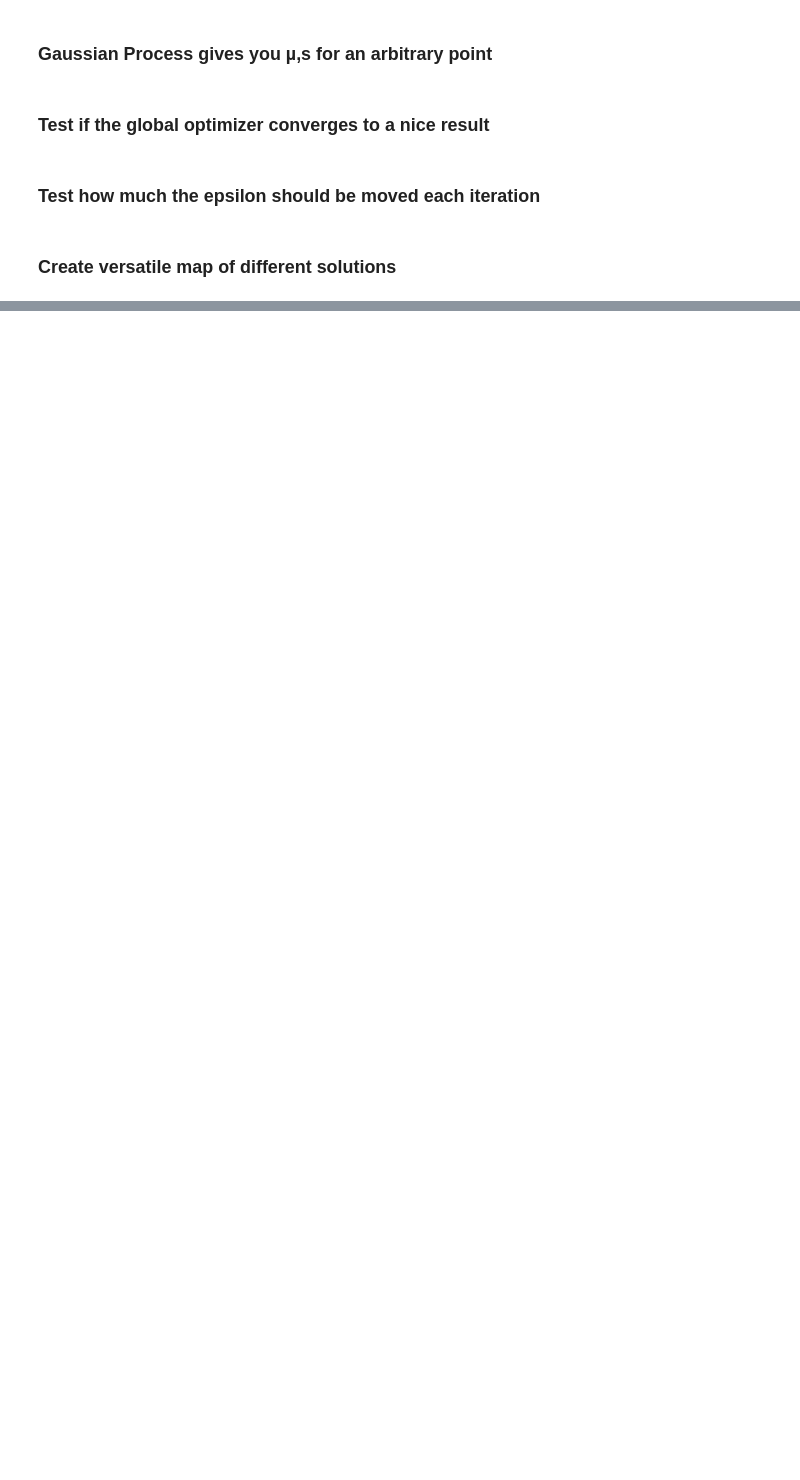
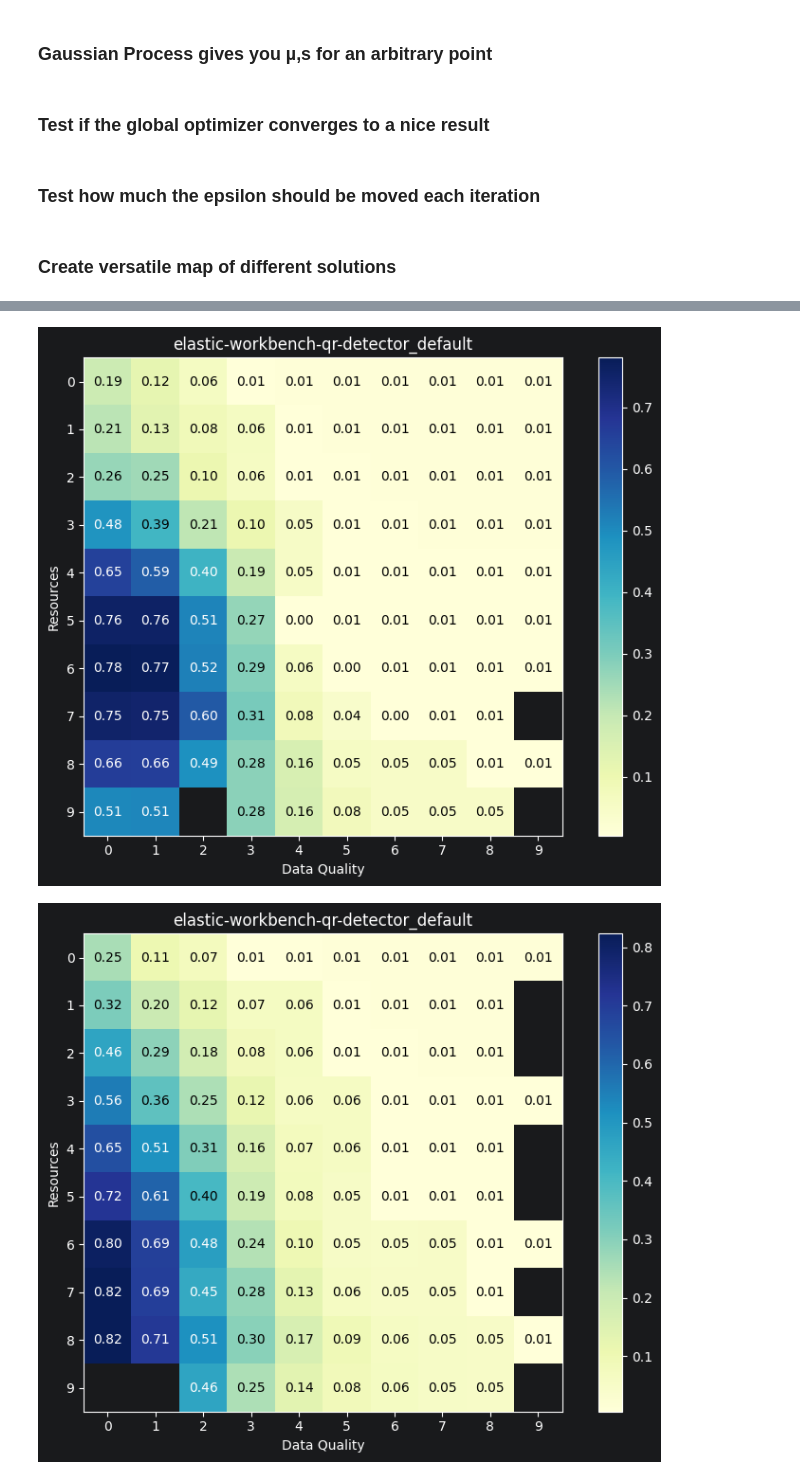
Before and after one commit to borissedlak/composable-autonomous-offerings, a Jupyter notebook: notebooks/0_extract_pfo.ipynb, the cells around one changed output, grey strips where cells are left out. Saved outputs shown, nothing was run; the diff lists cells and outputs as text; code cells hidden in the pictures; blank space fills up the shorter version.

```diff
--- a/notebooks/0_extract_pfo.ipynb
+++ b/notebooks/0_extract_pfo.ipynb
@@ -27,10 +41,13 @@ from agent.components.GaussianProcess import get_empirical_variable_bounds
 from agent.components.SLORegistry_v2 import SLO_Registry
 
 slo_lib = SLO_Registry("../statics/config/service_level_objectives.yml")
-slos_default = slo_lib.get_slo_for_client("experiment-1", "default")
-slos_high_perf = slo_lib.get_slo_for_client("experiment-1", "high_perf")
-slos_low_cost = slo_lib.get_slo_for_client("experiment-1", "low_cost")
-slos_high_quality = slo_lib.get_slo_for_client("experiment-1", "high_quality")
+_slos_default = slo_lib.get_slo_for_client("experiment-1", "default")
+_slos_high_perf = slo_lib.get_slo_for_client("experiment-1", "high_perf")
+_slos_low_cost = slo_lib.get_slo_for_client("experiment-1", "low_cost")
+_slos_high_quality = slo_lib.get_slo_for_client("experiment-1", "high_quality")
+
+
+slo_selected = _slos_high_perf
 # %% [markdown]
 ### Test how much the epsilon should be moved each iteration
 # %%
@@ -89,9 +85,10 @@ def extract_pfo_for_SLOs(gp, slos: Dict[ServiceVar, float], slo_type: str):
 gp_list = []
 lml_history = []
 
-data_splits = 10
+data_splits = 100
+tested_range = 5
 
-for i in range(data_splits):
+for i in range(tested_range):
     data_ratio = (i + 1) / data_splits
 
     # Initialize and train GP model
@@ -272,0 +227,34 @@ plt.show()
+# %%
+from utils import visualize_ndarray
+from agent.components.commons import ServiceVar
+from typing import Dict
+from agent.components.Optimizer import VersatileMapElites
+
+def extract_pfo_for_SLOs(gp_service, slos: Dict[ServiceVar, float], slo_type: str, simple_bounds):
+    v_me = VersatileMapElites(s_type, bins=10)
+
+    #  I'm getting the black cells because they are not explored.
+    #  What I can do is force all cells to be explored at least once,
+    #  or just run gradient descent for each cell multiple (like 5) times.
+    v_me.run_search(slos, gp_service, simple_bounds, iterations=1000)
+    visualize_ndarray(v_me.fitness_table, gp_service.s_type.value + "_" + slo_type)
+
+    # (2) Here I get n best solutions
+    # Get n solutions that are high-performing but far apart
+    diverse_set = v_me.get_diverse_set(n_solutions=10, versatility=0.1)
+    return diverse_set
+    # print("\n".join(f"Versatile Candidate: {x}" for x in diverse_set))
+
+
+simple_param_bounds = get_empirical_variable_bounds(df_preprocessed)[s_type]
+del simple_param_bounds[ServiceVar.PERFORMANCE]
+simple_param_bounds = list(simple_param_bounds.values())
+
+candidate_solutions = []
+# (1) Here I give it increasingly more training data
+for i in range (tested_range):
+    candidates = extract_pfo_for_SLOs(gp_list[i], slo_selected, "default", simple_param_bounds)
+    candidate_solutions.append(candidates)
+# %% [output]
+[figure, added]
+[figure, added]
```
Also changed, not shown: parts of 10 cells of this notebook, 19 other files.
